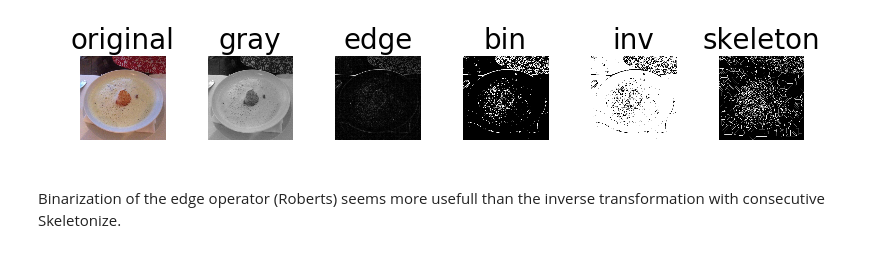
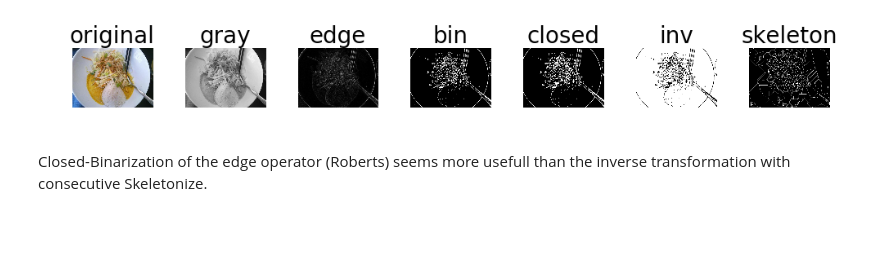
Before and after one commit to sacdallago/dataminer, a Jupyter notebook: Skeletonize/Skeletonize.ipynb, the cells around one changed output. Saved outputs shown, nothing was run; the diff lists cells and outputs as text; code cells hidden in the pictures; blank space fills up the shorter version.

Commit message:
added closing to edge operator and skeletonize

```diff
--- a/Skeletonize/Skeletonize.ipynb
+++ b/Skeletonize/Skeletonize.ipynb
@@ -17,53 +17,59 @@ arraydirectory= './edge_array/'
 photodirectory='./photos/'
 
 # Invert the image
-image=np.array(Image.open(photodirectory + '4505.jpg'))
+image=np.array(Image.open(photodirectory + '7078.jpg'))
 img_gray = rgb2gray(image)
-img_edge=roberts(img_gray)
+img_edge=sobel(img_gray)
 thresh = threshold_otsu(img_edge)
 img_bin = img_edge > thresh
-img_inv=abs(np.add(img_bin,-1))
+img_closed=binary_closing(img_bin)
+img_inv=abs(np.add(img_closed,-1))
+
 #image_clean=skimage.morphology.remove_small_objects(image_inv,connectivity=3)
 # perform skeletonization
 skeleton = skeletonize(img_inv)
 
 # display results
-fig, axes = plt.subplots(nrows=1, ncols=6, figsize=(8, 4),
+fig, axes = plt.subplots(nrows=1, ncols=7, figsize=(10, 5),
                          sharex=True, sharey=True,
                          subplot_kw={'adjustable': 'box-forced'})
 
 ax = axes.ravel()
 
 ax[0].imshow(image, cmap=plt.cm.gray)
 ax[0].axis('off')
 ax[0].set_title('original', fontsize=20)
 
 ax[1].imshow(img_gray, cmap=plt.cm.gray)
 ax[1].axis('off')
 ax[1].set_title('gray', fontsize=20)
 
 ax[2].imshow(img_edge, cmap=plt.cm.gray)
 ax[2].axis('off')
 ax[2].set_title('edge', fontsize=20)
 
 ax[3].imshow(img_bin, cmap=plt.cm.gray)
 ax[3].axis('off')
 ax[3].set_title('bin', fontsize=20)
 
-ax[4].imshow(img_inv, cmap=plt.cm.gray)
+ax[4].imshow(img_closed, cmap=plt.cm.gray)
 ax[4].axis('off')
-ax[4].set_title('inv', fontsize=20)
+ax[4].set_title('closed', fontsize=20)
 
-ax[5].imshow(skeleton, cmap=plt.cm.gray)
+ax[5].imshow(img_inv, cmap=plt.cm.gray)
 ax[5].axis('off')
-ax[5].set_title('skeleton', fontsize=20)
+ax[5].set_title('inv', fontsize=20)
+
+ax[6].imshow(skeleton, cmap=plt.cm.gray)
+ax[6].axis('off')
+ax[6].set_title('skeleton', fontsize=20)
 
 fig.tight_layout()
 plt.show()
 # %% [output]
-[figure, old version]
+[figure, new version]
 # %% [markdown]
-Binarization of the edge operator (Roberts) seems more usefull than the inverse transformation with consecutive Skeletonize.
+Closed-Binarization of the edge operator (Roberts) seems more usefull than the inverse transformation with consecutive Skeletonize.
 # %%
 arraydirectory= './array_skeleton/'
 photodirectory='./photos/'
```
Also changed, not shown: parts of 2 cells of this notebook, 21 other files.
